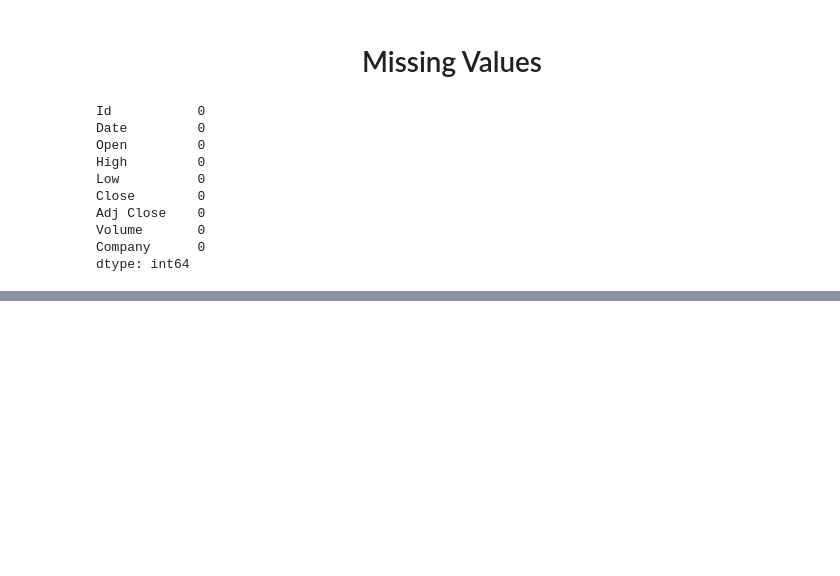
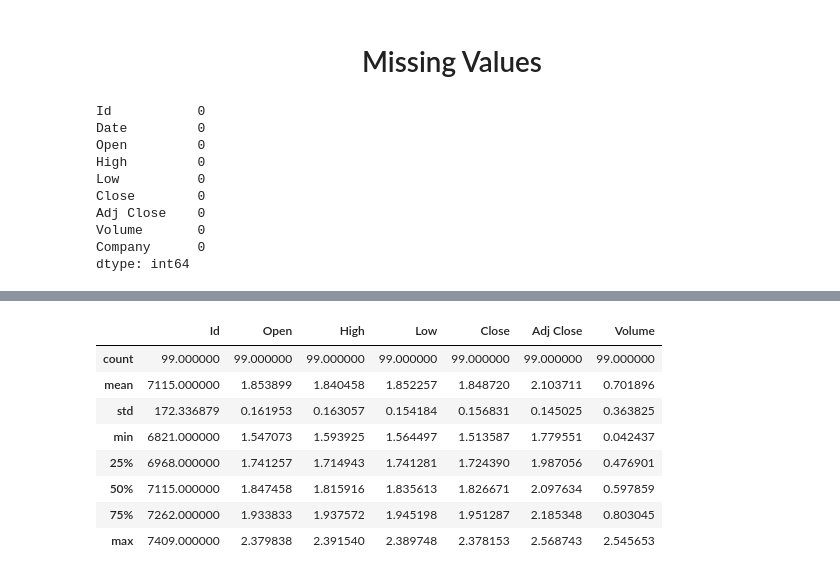
Before and after one commit to AlazarG19/Mosaic-Close-Price-Prediction-Kaggle-Competition, a Jupyter notebook: m24-cpp-eda-kernelridge-regressor.ipynb, the cells around one changed output, grey strips where cells are left out. Cells and saved outputs as stored; diff of their text form; code cells hidden in the pictures; blank space fills up the shorter version.

```diff
--- a/m24-cpp-eda-kernelridge-regressor.ipynb
+++ b/m24-cpp-eda-kernelridge-regressor.ipynb
@@ -37,0 +99,39 @@ dtype: int64
+# %%
+#linear rescale
+def rescale(df):
+    train_df=df.copy()
+
+    train_df['Open']-=train_df['Open'].mean()
+    train_df['High']-=train_df['High'].mean()
+    train_df['Low'] -=train_df['Low'].mean()
+    #train_df['Volume']-=train_df['Volume'].mean()
+    train_df['Close']-=train_df['Close'].mean()
+    train_df['Adj Close']-=train_df['Adj Close'].mean()
+
+    train_df['Open']/=train_df['Open'].std()
+    train_df['High']/=train_df['High'].std()
+    train_df['Low'] /=train_df['Low'].std()
+    train_df['Volume']/=train_df['Volume'].mean()
+    train_df['Close']/=train_df['Close'].std()
+    train_df['Adj Close']/=train_df['Adj Close'].std()
+
+    return train_df
+# %%
+rescaled_train_df_0=rescale(train_df_0)
+rescaled_train_df_1=rescale(train_df_1)
+rescaled_train_df_2=rescale(train_df_2)
+rescaled_train_df_3=rescale(train_df_3)
+rescaled_train_df_4=rescale(train_df_4)
+rescaled_train_df_5=rescale(train_df_5)
+# %%
+rescaled_train_df_5[-100:-1].describe()
+# %% [output]
+|  | Id | Open | High | Low | Close | Adj Close | Volume |
+| count | 99.000000 | 99.000000 | 99.000000 | 99.000000 | 99.000000 | 99.000000 | 99.000000 |
+| mean | 7115.000000 | 1.853899 | 1.840458 | 1.852257 | 1.848720 | 2.103711 | 0.701896 |
+| std | 172.336879 | 0.161953 | 0.163057 | 0.154184 | 0.156831 | 0.145025 | 0.363825 |
+| min | 6821.000000 | 1.547073 | 1.593925 | 1.564497 | 1.513587 | 1.779551 | 0.042437 |
+| 25% | 6968.000000 | 1.741257 | 1.714943 | 1.741281 | 1.724390 | 1.987056 | 0.476901 |
+| 50% | 7115.000000 | 1.847458 | 1.815916 | 1.835613 | 1.826671 | 2.097634 | 0.597859 |
+| 75% | 7262.000000 | 1.933833 | 1.937572 | 1.945198 | 1.951287 | 2.185348 | 0.803045 |
+| max | 7409.000000 | 2.379838 | 2.391540 | 2.389748 | 2.378153 | 2.568743 | 2.545653 |
```
Also changed, not shown: parts of 6 cells of this notebook.
